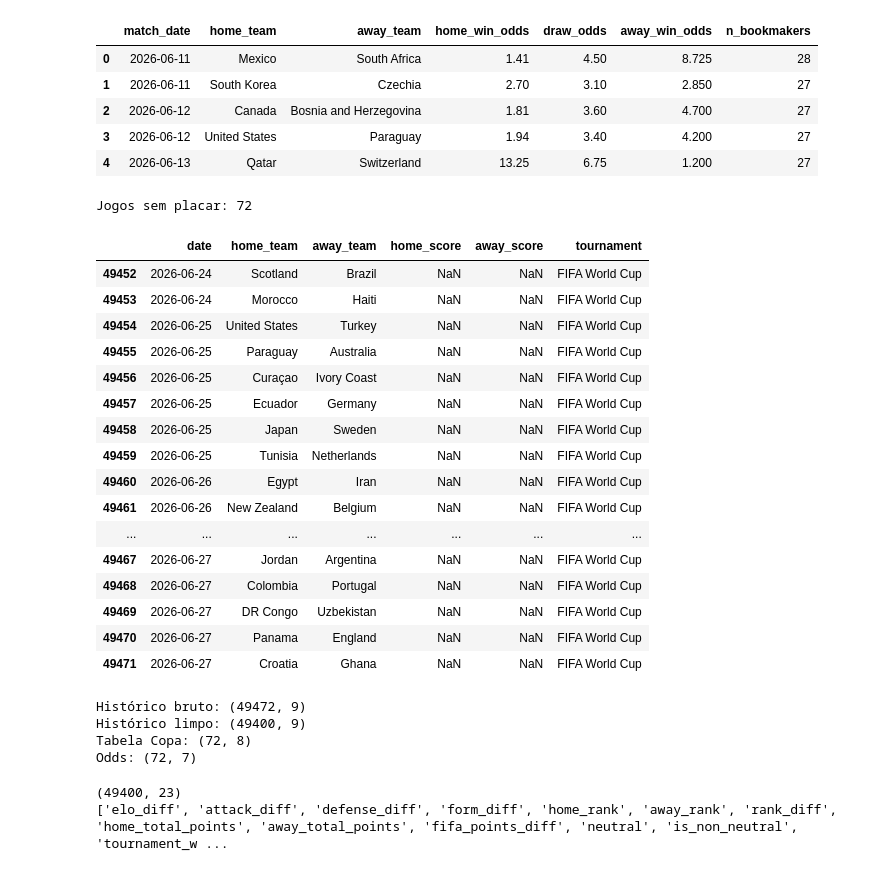
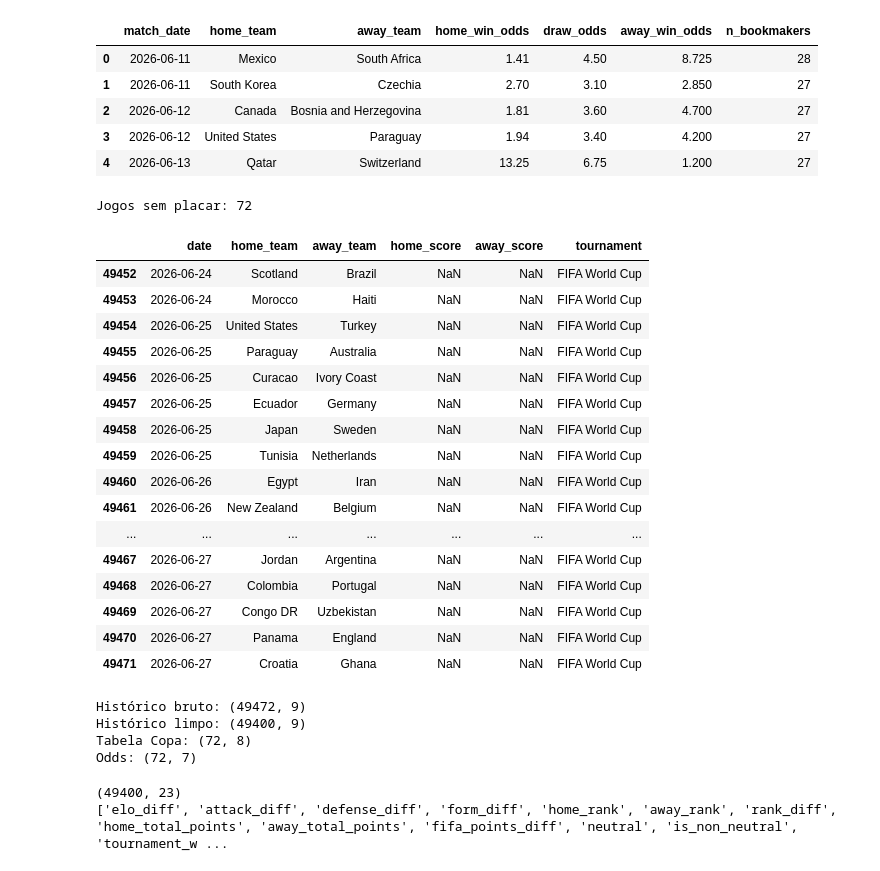
Before and after one commit to VitorBSP/WC_26_Predictins, a Jupyter notebook: previsao_poisson_26_odds_0.ipynb, the cells around one changed output. Saved outputs shown, nothing was run; the diff lists cells and outputs as text; code cells hidden in the pictures.

```diff
--- a/previsao_poisson_26 copy_odds_0.ipynb
+++ b/previsao_poisson_26_odds_0.ipynb
@@ -217,6 +286,47 @@ odds_raw = pd.read_csv(odds_csv_path)
 historical_matches_raw = historical_matches_raw.copy()
 
 score_columns = ["home_score", "away_score"]
+
+# Histórico de jogos
+for column in ["home_team", "away_team"]:
+    if column in historical_matches_raw.columns:
+        historical_matches_raw[column] = historical_matches_raw[column].map(
+            normalize_team_name_extended
+        )
+
+# Ranking FIFA
+possible_ranking_team_columns = [
+    "team",
+    "country_full",
+    "country",
+    "name",
+    "nation",
+]
+
+for column in possible_ranking_team_columns:
+    if column in rankings_raw.columns:
+        rankings_raw[column] = rankings_raw[column].map(
+            normalize_team_name_extended
+        )
+
+# Tabela da Copa
+for column in ["home_team", "away_team"]:
+    if column in schedule_raw.columns:
+        schedule_raw[column] = schedule_raw[column].map(
+            normalize_team_name_extended
+        )
+
+# Odds, se estiver usando
+if odds_csv_path.exists():
+    odds_raw = pd.read_csv(odds_csv_path)
+
+    for column in ["home_team", "away_team"]:
+        if column in odds_raw.columns:
+            odds_raw[column] = odds_raw[column].map(
+                normalize_team_name_extended
+            )
+
+    odds_raw.to_csv(odds_csv_path, index=False)
 
 historical_matches_raw["date"] = pd.to_datetime(
     historical_matches_raw["date"],
@@ -246,34 +356,34 @@ display(
 )
 
 historical_matches_clean = historical_matches_raw.dropna(
     subset=["date", "home_score", "away_score"]
 ).copy()
 
 historical_matches_clean = historical_matches_clean[
     historical_matches_clean["date"] < pd.Timestamp("2026-06-11")
 ].copy()
 
 historical_matches_clean["home_score"] = historical_matches_clean["home_score"].astype(int)
 historical_matches_clean["away_score"] = historical_matches_clean["away_score"].astype(int)
 
 historical_matches = path_a.standardize_matches_columns(historical_matches_clean)
 schedule_data = path_a.standardize_schedule_columns(schedule_raw)
 
 ranking_lookup = path_a.RankingLookup(rankings_raw)
 odds_lookup = path_a.OddsLookup(odds_raw)
 
 print("Histórico bruto:", historical_matches_raw.shape)
 print("Histórico limpo:", historical_matches.shape)
 print("Tabela Copa:", schedule_data.shape)
 print("Odds:", odds_raw.shape)
 # %% [output]
 Jogos sem placar: 72
 |  | date | home_team | away_team | home_score | away_score | tournament |
 | 49452 | 2026-06-24 | Scotland | Brazil | NaN | NaN | FIFA World Cup |
 | 49453 | 2026-06-24 | Morocco | Haiti | NaN | NaN | FIFA World Cup |
 | 49454 | 2026-06-25 | United States | Turkey | NaN | NaN | FIFA World Cup |
 | 49455 | 2026-06-25 | Paraguay | Australia | NaN | NaN | FIFA World Cup |
-| 49456 | 2026-06-25 | Curaçao | Ivory Coast | NaN | NaN | FIFA World Cup |
+| 49456 | 2026-06-25 | Curacao | Ivory Coast | NaN | NaN | FIFA World Cup |
 | 49457 | 2026-06-25 | Ecuador | Germany | NaN | NaN | FIFA World Cup |
 | 49458 | 2026-06-25 | Japan | Sweden | NaN | NaN | FIFA World Cup |
 | 49459 | 2026-06-25 | Tunisia | Netherlands | NaN | NaN | FIFA World Cup |
@@ -282,7 +392,7 @@ Jogos sem placar: 72
 | ... | ... | ... | ... | ... | ... | ... |
 | 49467 | 2026-06-27 | Jordan | Argentina | NaN | NaN | FIFA World Cup |
 | 49468 | 2026-06-27 | Colombia | Portugal | NaN | NaN | FIFA World Cup |
-| 49469 | 2026-06-27 | DR Congo | Uzbekistan | NaN | NaN | FIFA World Cup |
+| 49469 | 2026-06-27 | Congo DR | Uzbekistan | NaN | NaN | FIFA World Cup |
 | 49470 | 2026-06-27 | Panama | England | NaN | NaN | FIFA World Cup |
 | 49471 | 2026-06-27 | Croatia | Ghana | NaN | NaN | FIFA World Cup |
 Histórico bruto: (49472, 9)
```
Also changed, not shown: parts of 9 cells of this notebook, 46 other files.
